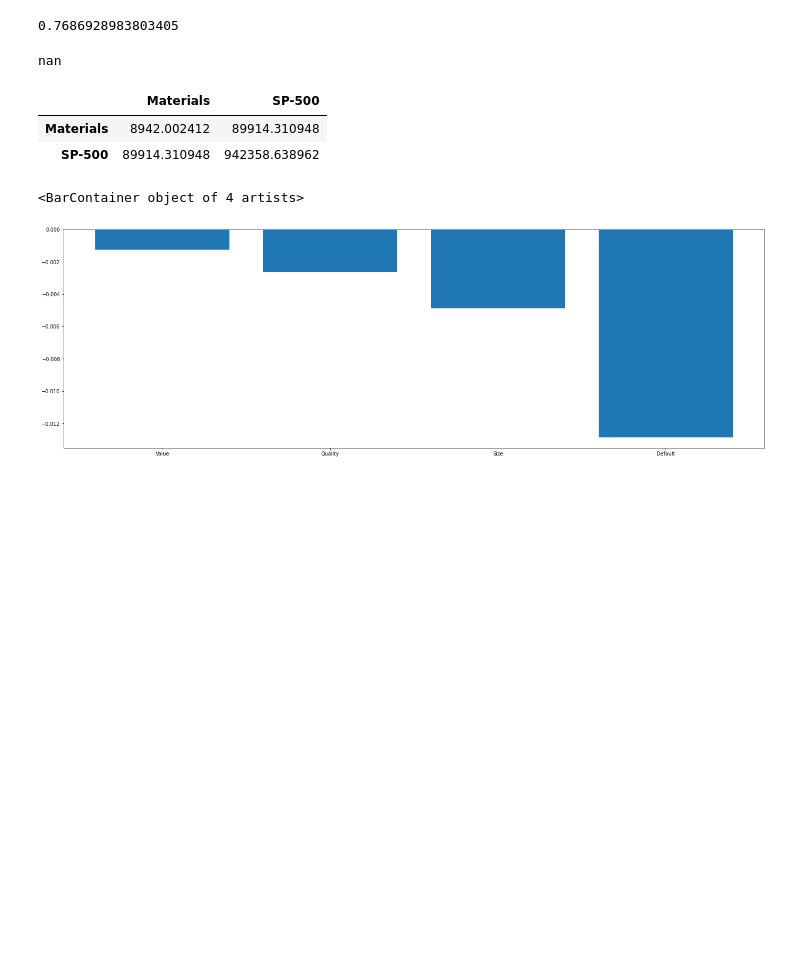
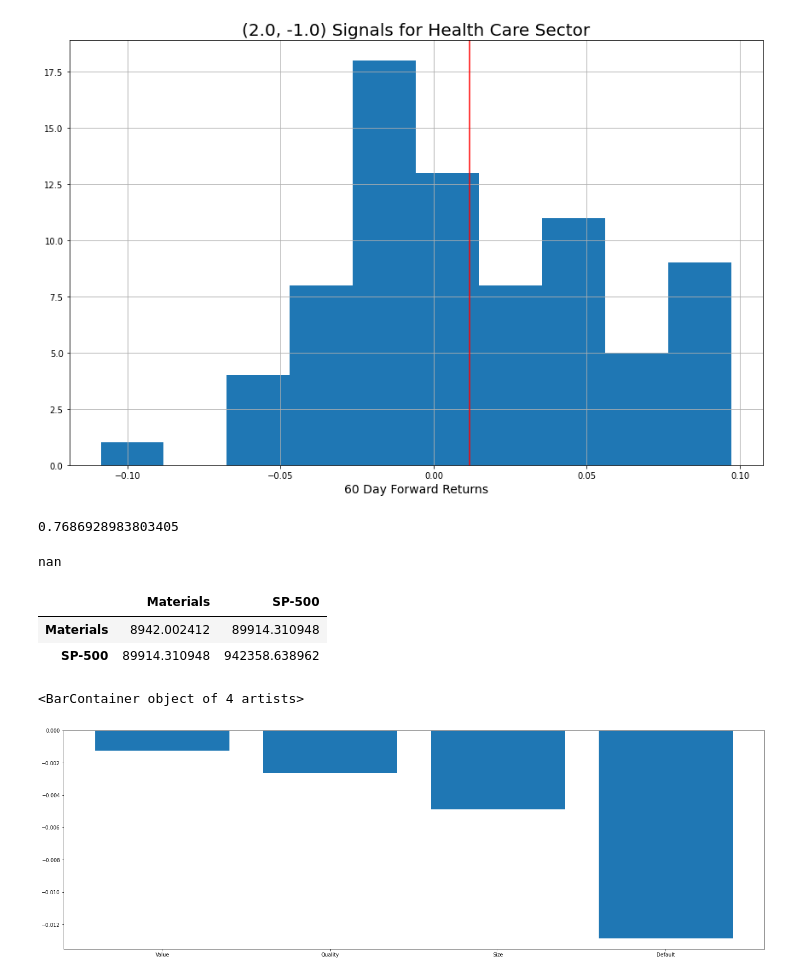
Before and after one commit to Rhys2024/740, a Jupyter notebook: Building.ipynb, the cells around one changed output. Saved outputs shown, nothing was run; the diff lists cells and outputs as text; code cells hidden in the pictures; blank space fills up the shorter version.

```diff
--- a/Building.ipynb
+++ b/Building.ipynb
@@ -149,3 +336,10 @@ exposure_report
+# %%
+
+
+
+exposure_report.show_return_distribution(0, "Health Care", current_daily)
+# %% [output]
+[figure, added]
 # %%
 
 
```
Also changed, not shown: parts of 16 cells of this notebook, 8 other files.
